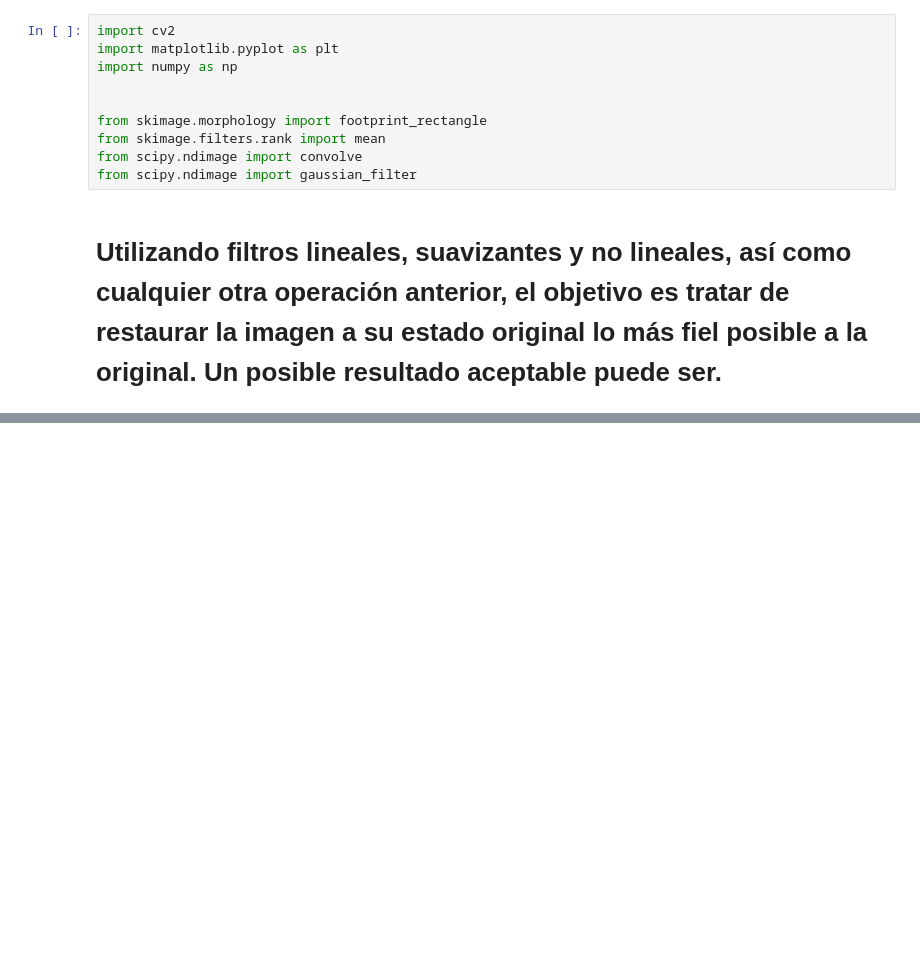
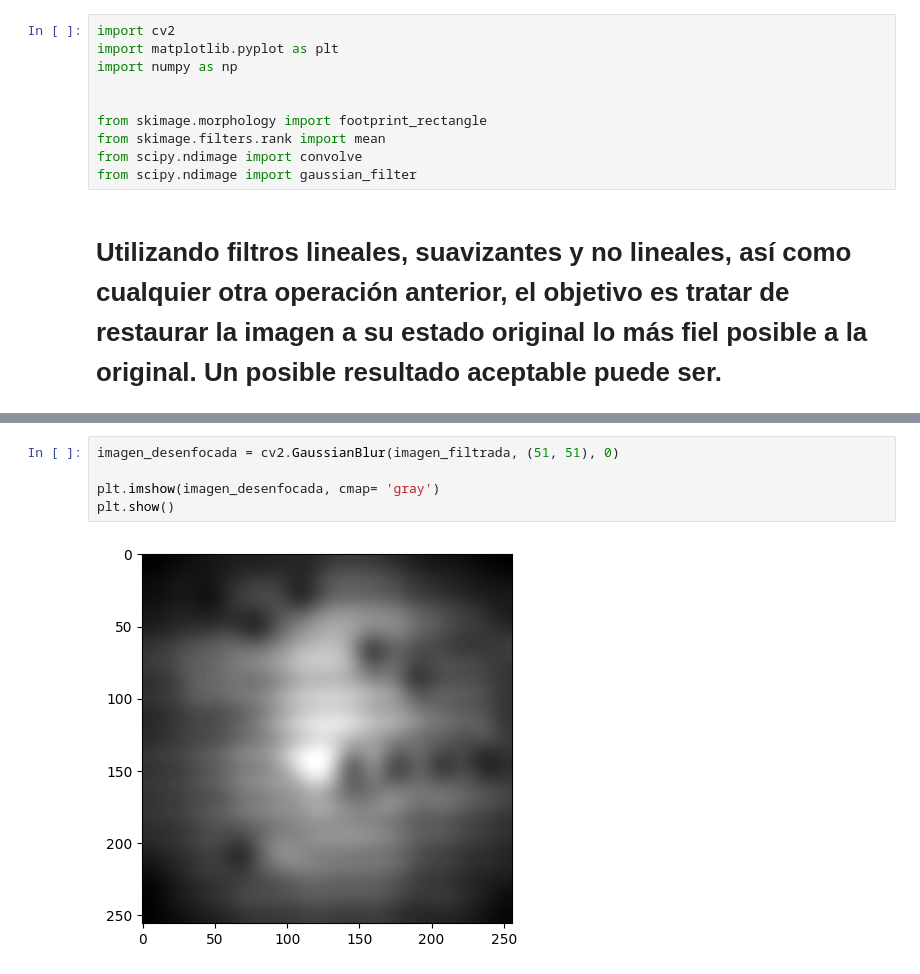
Before and after one commit to pukinidev/TalleresImagenes, a Jupyter notebook: Taller4/4. Ejercicio de síntesis taller 4.ipynb, the cells around one changed output, grey strips where cells are left out. Drawn from its saved outputs; the diff is of its cells as text; blank space fills up the shorter version.

```diff
--- a/Taller4/4. Ejercicio de síntesis taller 4.ipynb
+++ b/Taller4/4. Ejercicio de síntesis taller 4.ipynb
@@ -38,0 +35,7 @@ plt.show()
+# %%
+imagen_desenfocada = cv2.GaussianBlur(imagen_filtrada, (51, 51), 0)
+
+plt.imshow(imagen_desenfocada, cmap= 'gray')
+plt.show()
+# %% [output]
+[figure, added]
```
Also changed, not shown: parts of 7 cells of this notebook, 1 other file.
